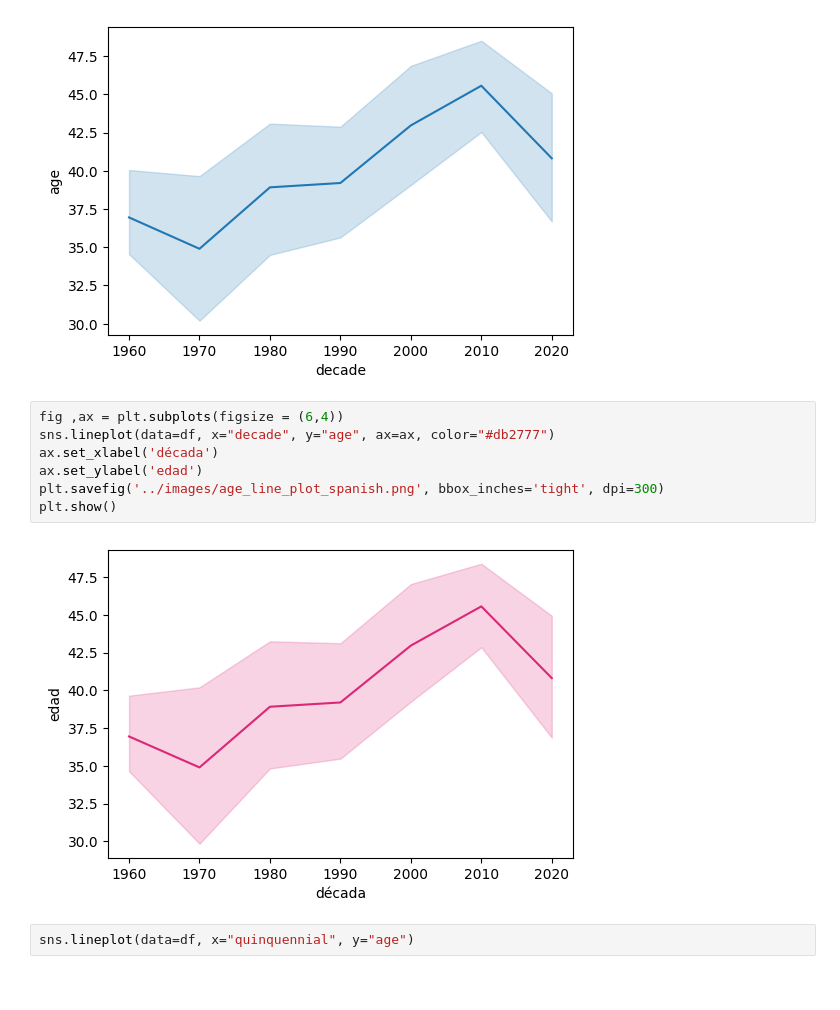
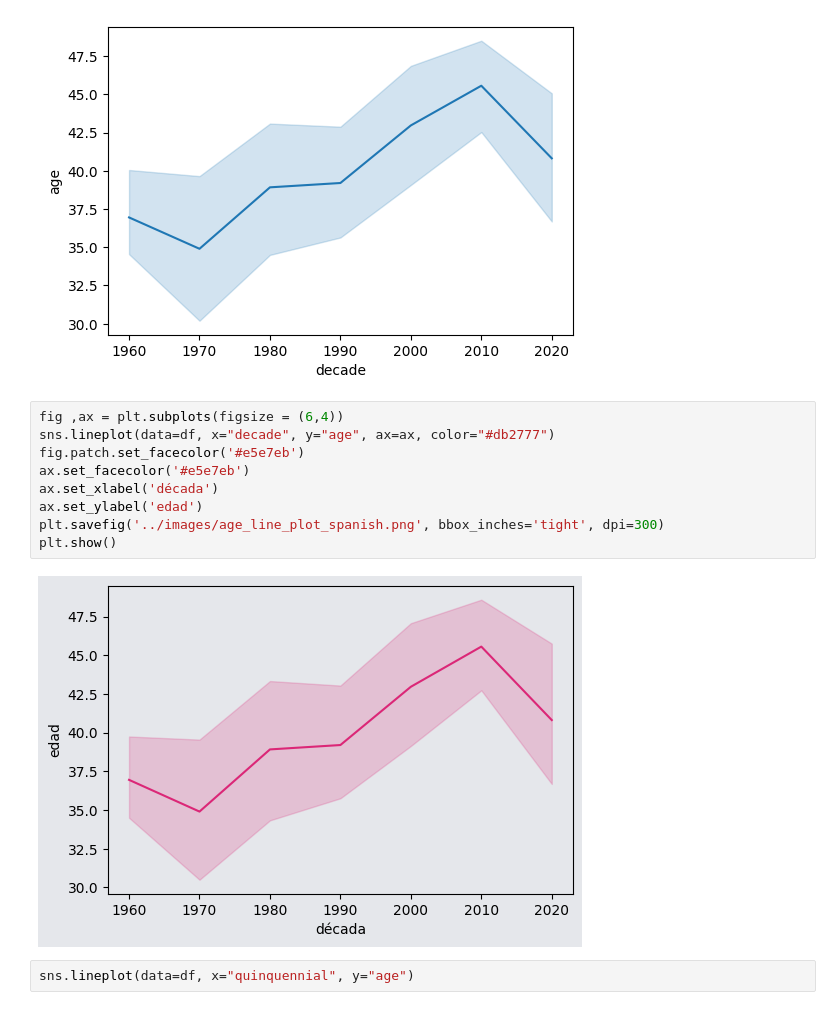
Before and after one commit to aastroza/chilean-humor, a Jupyter notebook: notebooks/00_explore_ficvn_data.ipynb, the cells around one changed output. Drawn from its saved outputs; the diff is of its cells as text.

Commit message:
update figures background

```diff
--- a/notebooks/00_explore_ficvn_data.ipynb
+++ b/notebooks/00_explore_ficvn_data.ipynb
@@ -72,12 +72,14 @@ plt.show()
 # %%
 fig ,ax = plt.subplots(figsize = (6,4))
 sns.lineplot(data=df, x="decade", y="age", ax=ax, color="#db2777")
+fig.patch.set_facecolor('#e5e7eb')
+ax.set_facecolor('#e5e7eb')
 ax.set_xlabel('década')
 ax.set_ylabel('edad')
 plt.savefig('../images/age_line_plot_spanish.png', bbox_inches='tight', dpi=300)
 plt.show()
 # %% [output]
-[figure, old version]
+[figure, new version]
 # %%
 sns.lineplot(data=df, x="quinquennial", y="age")
 # %% [output]
```
Also changed, not shown: parts of 1 cell of this notebook, 2 other files.
